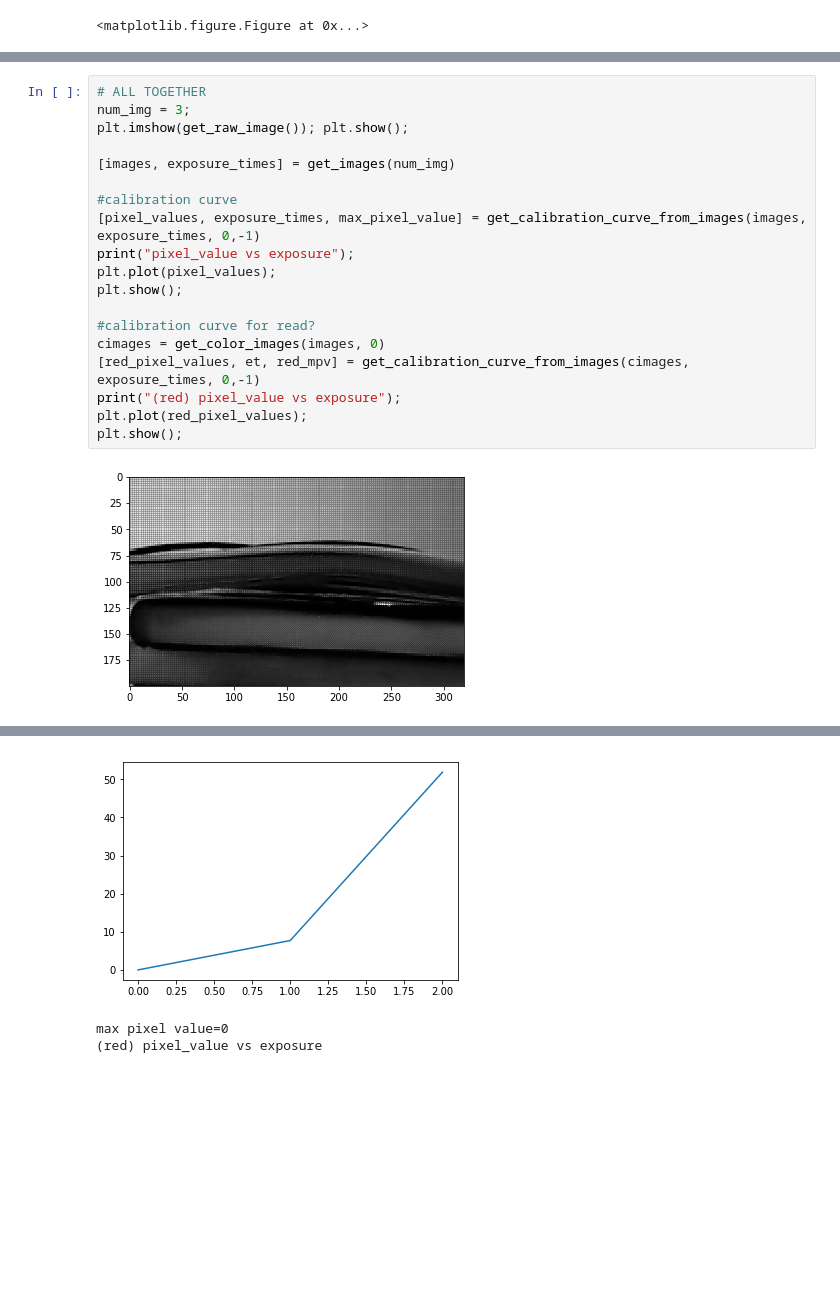
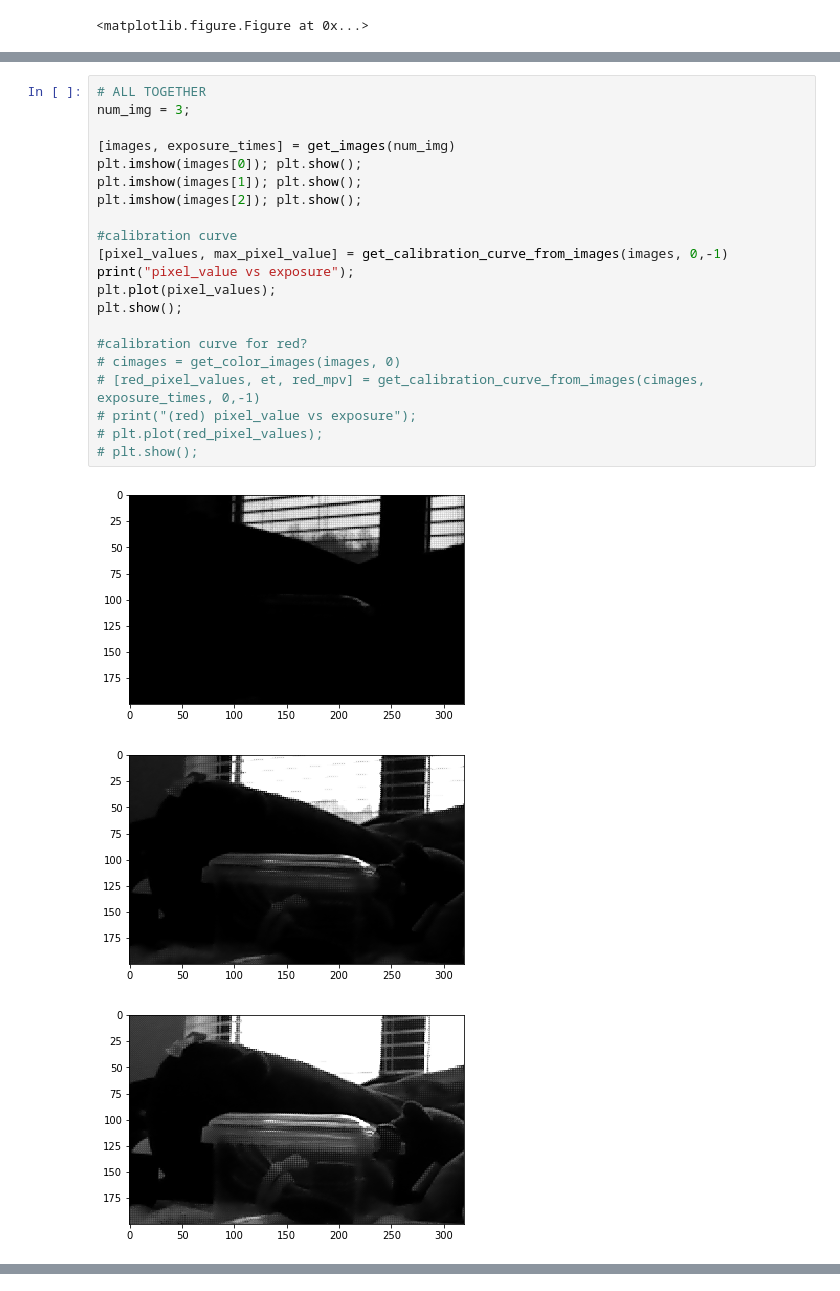
Before and after one commit to lzmunch/beaglebone-imaging, a Jupyter notebook: notebook/part5_2_hdr.ipynb, the cells around one changed output, grey strips where cells are left out. Saved outputs shown, nothing was run; the diff lists cells and outputs as text; blank space fills up the shorter version.

```diff
--- a/notebook/part5_2_hdr.ipynb
+++ b/notebook/part5_2_hdr.ipynb
@@ -227,21 +259,25 @@ def scale_image_values(images, zmax):
 # %%
 # ALL TOGETHER
 num_img = 3;
-plt.imshow(get_raw_image()); plt.show();
 
 [images, exposure_times] = get_images(num_img)
+plt.imshow(images[0]); plt.show();
+plt.imshow(images[1]); plt.show();
+plt.imshow(images[2]); plt.show();
 
 #calibration curve
-[pixel_values, exposure_times, max_pixel_value] = get_calibration_curve_from_images(images, exposure_times, 0,-1)
+[pixel_values, max_pixel_value] = get_calibration_curve_from_images(images, 0,-1)
 print("pixel_value vs exposure");
 plt.plot(pixel_values);
 plt.show();
 
-#calibration curve for read?
-cimages = get_color_images(images, 0)
-[red_pixel_values, et, red_mpv] = get_calibration_curve_from_images(cimages, exposure_times, 0,-1)
-print("(red) pixel_value vs exposure");
-plt.plot(red_pixel_values);
-plt.show();
+#calibration curve for red?
+# cimages = get_color_images(images, 0)
+# [red_pixel_values, et, red_mpv] = get_calibration_curve_from_images(cimages, exposure_times, 0,-1)
+# print("(red) pixel_value vs exposure");
+# plt.plot(red_pixel_values);
+# plt.show();
 # %% [output]
-[figure, old version]
+[figure, new version]
+[figure, new version]
+[figure, new version]
@@ -249,4 +285 @@ max pixel value=51.8253808226
 pixel_value vs exposure
-[figure, old version]
-max pixel value=0
-(red) pixel_value vs exposure
```
Also changed, not shown: parts of 12 cells of this notebook, 1 other file.
